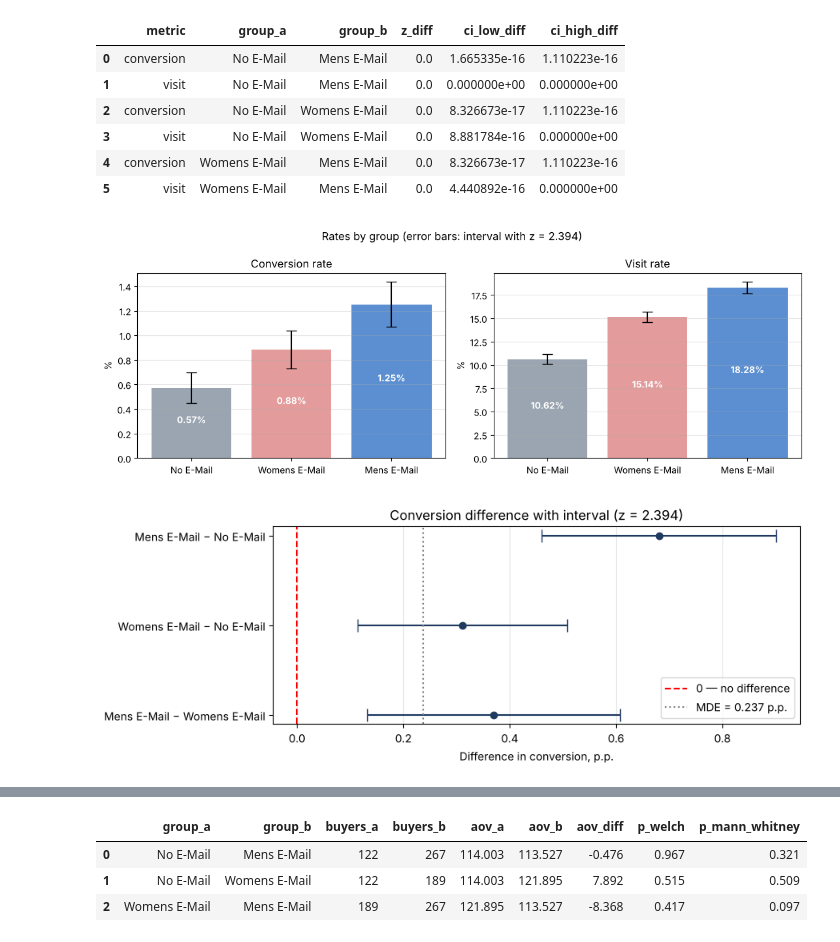
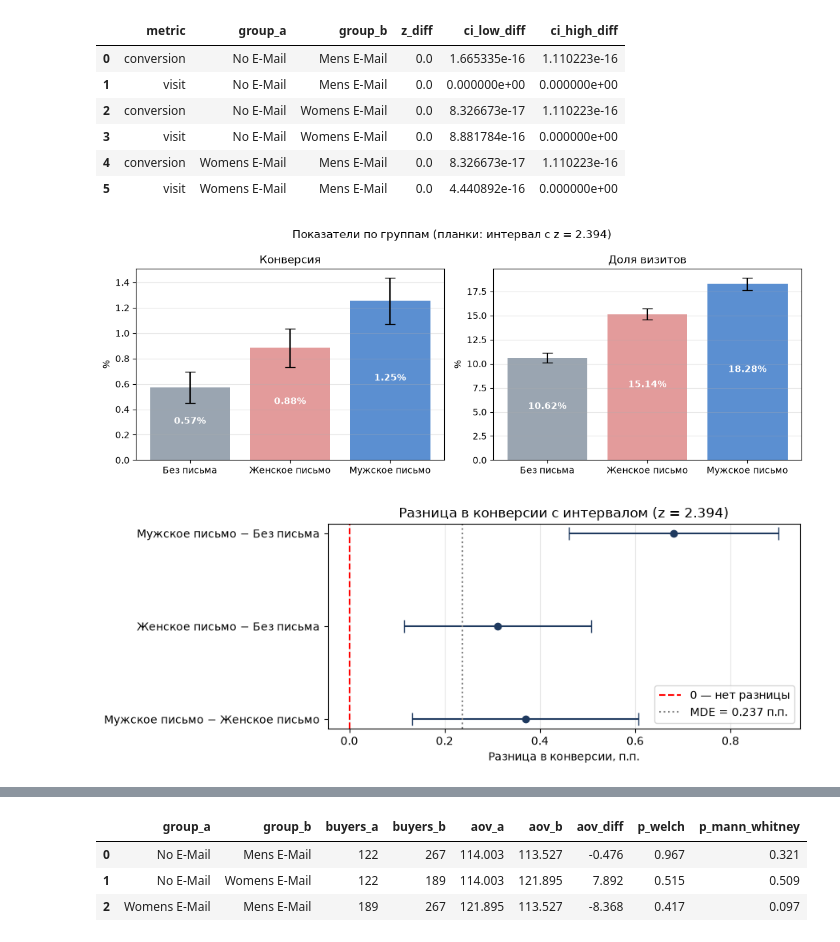
Before and after one commit to TemurRikhsitillaev/hillstrom-ab-test, a Jupyter notebook: notebook/hillstrom_ab_test.ipynb, the cells around one changed output, grey strips where cells are left out. Drawn from its saved outputs; the diff is of its cells as text; code cells hidden in the pictures.

```diff
--- a/notebook/hillstrom_ab_test.ipynb
+++ b/notebook/hillstrom_ab_test.ipynb
@@ -431,6 +436,6 @@ for metric in ['conversion', 'visit']:
     p = control[metric].mean()
     SE = np.sqrt(2 * p * (1 - p) / n)
     MDE = (z_alpha + z_power) * SE
-    print(f'{metric}: base {p * 100:.2f}%, MDE {MDE * 100:.3f} p.p. '
-          f'({MDE / p * 100:.1f}% relative)')
+    print(f'{metric}: база {p * 100:.2f}%, MDE {MDE * 100:.3f} п.п. '
+          f'({MDE / p * 100:.1f}% относительно)')
 # %% [output]
@@ -557,48 +562,48 @@ order = ['No E-Mail', 'Womens E-Mail', 'Mens E-Mail']
 colors = ['#9aa5b1', '#e39b9b', '#5b8fd1']
 
 fig, axes = plt.subplots(1, 2, figsize=(11, 4))
-for ax, metric, title in zip(axes, ['conversion', 'visit'], ['Conversion rate', 'Visit rate']):
+for ax, metric, title in zip(axes, ['conversion', 'visit'], ['Конверсия', 'Доля визитов']):
     rates, errors = [], []
     for group in order:
         x = df[df['segment'] == group][metric]
         p = x.mean()
         rates.append(p * 100)
-        errors.append(z_crit * np.sqrt(p * (1 - p) / len(x)) * 100)   # interval for each group's rate
-    ax.bar(order, rates, yerr=errors, capsize=6, color=colors)
+        errors.append(z_crit * np.sqrt(p * (1 - p) / len(x)) * 100)   # интервал для доли каждой группы
+    ax.bar([GROUP_RU[g] for g in order], rates, yerr=errors, capsize=6, color=colors)
     for i, r in enumerate(rates):
         ax.text(i, r / 2, f'{r:.2f}%', ha='center', color='white', fontweight='bold')
     ax.set_title(title)
     ax.set_ylabel('%')
     ax.grid(axis='y', alpha=0.3)
 
-plt.suptitle('Rates by group (error bars: interval with z = 2.394)')
+plt.suptitle('Показатели по группам (планки: интервал с z = 2.394)')
 plt.tight_layout()
 plt.savefig('../images/rates_by_group.png', dpi=150, bbox_inches='tight')
 plt.show()
 # %% [output]
-[figure, old version]
+[figure, new version]
 # %%
-# conversion differences with confidence intervals, compared with the MDE from step 5
+# разницы в конверсии с доверительными интервалами в сравнении с MDE из шага 5
 conv = prop_results[prop_results['metric'] == 'conversion'].reset_index(drop=True)
-labels = [f"{b} − {a}" for a, b in zip(conv['group_a'], conv['group_b'])]
-mde_pp = 0.237    # MDE from step 5 (email vs control)
+labels = [f"{GROUP_RU[b]} − {GROUP_RU[a]}" for a, b in zip(conv['group_a'], conv['group_b'])]
+mde_pp = 0.237    # MDE из шага 5 (письмо vs контроль)
 
 fig, ax = plt.subplots(figsize=(9, 3.5))
 ax.errorbar(conv['diff_pp'], range(len(conv)),
             xerr=[conv['diff_pp'] - conv['ci_low_pp'], conv['ci_high_pp'] - conv['diff_pp']],
             fmt='o', color='#1f3a5f', capsize=6)
-ax.axvline(0, color='red', linestyle='--', label='0 — no difference')
-ax.axvline(mde_pp, color='grey', linestyle=':', label=f'MDE = {mde_pp} p.p.')
+ax.axvline(0, color='red', linestyle='--', label='0 — нет разницы')
+ax.axvline(mde_pp, color='grey', linestyle=':', label=f'MDE = {mde_pp} п.п.')
 ax.set_yticks(range(len(conv)))
 ax.set_yticklabels(labels)
 ax.invert_yaxis()
-ax.set_xlabel('Difference in conversion, p.p.')
-ax.set_title('Conversion difference with interval (z = 2.394)')
+ax.set_xlabel('Разница в конверсии, п.п.')
+ax.set_title('Разница в конверсии с интервалом (z = 2.394)')
 ax.legend(loc='lower right')
 ax.grid(axis='x', alpha=0.3)
 plt.tight_layout()
 plt.savefig('../images/conversion_differences.png', dpi=150, bbox_inches='tight')
 plt.show()
 # %% [output]
-[figure, old version]
+[figure, new version]
 # %% [markdown]
```
Also changed, not shown: parts of 40 cells of this notebook, 11 other files.
